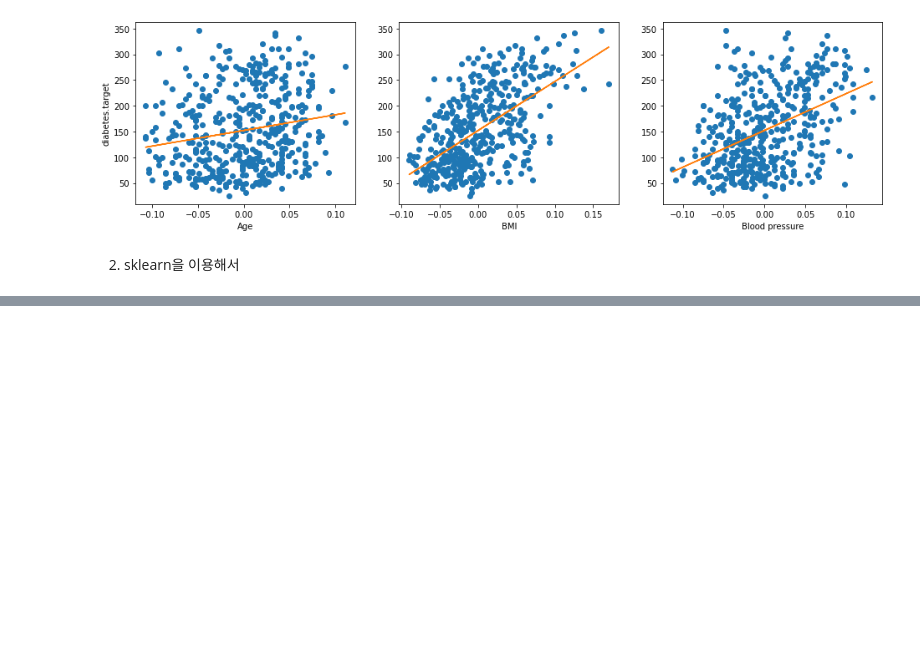
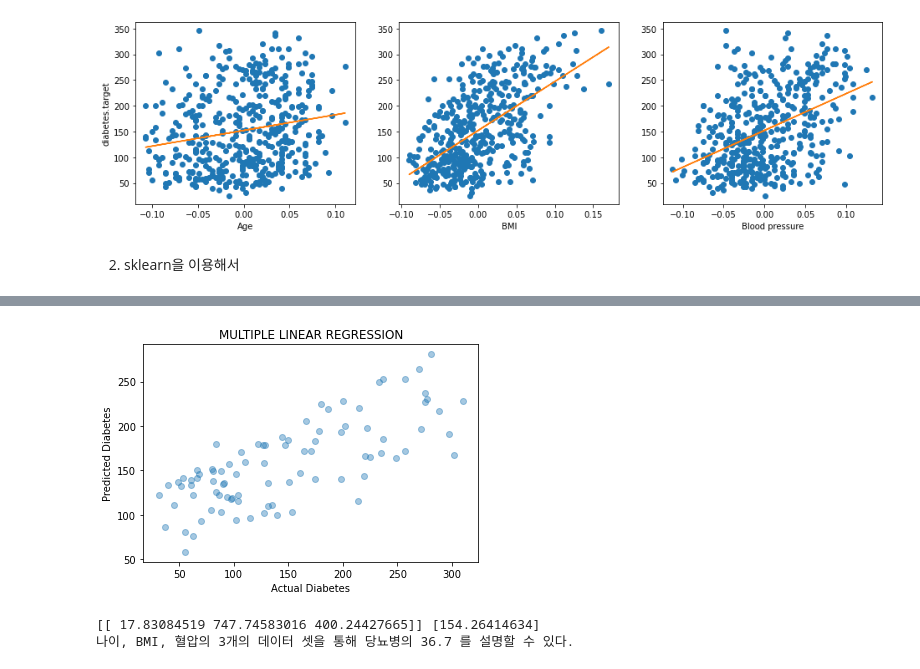
Before and after one commit to juhyeon2/2021_cphys2, a Jupyter notebook: hw2.ipynb, the cells around one changed output, grey strips where cells are left out. Cells and saved outputs as stored; diff of their text form; code cells hidden in the pictures; blank space fills up the shorter version.

```diff
--- a/hw2.ipynb
+++ b/hw2.ipynb
@@ -206 +215,19 @@ Blood pressure : (기울기, 절편) = ( 714.7416437042881 152.13348416289585 )
 [figure]
+# %%
+import pandas as pd
+
+X_age=diabetes.data[:,0] # 나이
+X_bmi=diabetes.data[:,2] # BMI
+X_p=diabetes.data[:,3] # 혈압
+Y = diabetes.target
+
+df = pd.DataFrame(
+    [
+    ],
+
+)
+df.insert(0,"Age",X_age,True)
+df.insert(1,"BMI",X_bmi,True)
+df.insert(2,"Blood pressure",X_p,True)
+df.insert(3,"Diabetes",Y,True)
+df
@@ -206,0 +248,26 @@ Blood pressure : (기울기, 절편) = ( 714.7416437042881 152.13348416289585 )
+# %%
+from sklearn.model_selection import train_test_split
+
+x = df[['Age','BMI','Blood pressure']]
+y = df[['Diabetes']]
+x_train, x_test, y_train, y_test = train_test_split(x, y, train_size=0.8, test_size=0.2)
+# %%
+from sklearn.linear_model import LinearRegression
+
+mlr = LinearRegression()
+mlr.fit(x_train, y_train)
+y_predict = mlr.predict(x_test)
+# %%
+plt.scatter(y_test, y_predict, alpha=0.4)
+plt.xlabel("Actual Diabetes")
+plt.ylabel("Predicted Diabetes")
+plt.title("MULTIPLE LINEAR REGRESSION")
+plt.show()
+# %% [output]
+[figure, added]
+# %%
+print(mlr.coef_, mlr.intercept_)
+print('나이, BMI, 혈압의 3개의 데이터 셋을 통해 당뇨병의',round(mlr.score(x_train, y_train)*100,1),'를 설명할 수 있다.')
+# %% [output]
+[[ 17.83084519 747.74583016 400.24427665]] [154.26414634]
+나이, BMI, 혈압의 3개의 데이터 셋을 통해 당뇨병의 36.7 를 설명할 수 있다.
```
Also changed, not shown: parts of 2 cells of this notebook.
